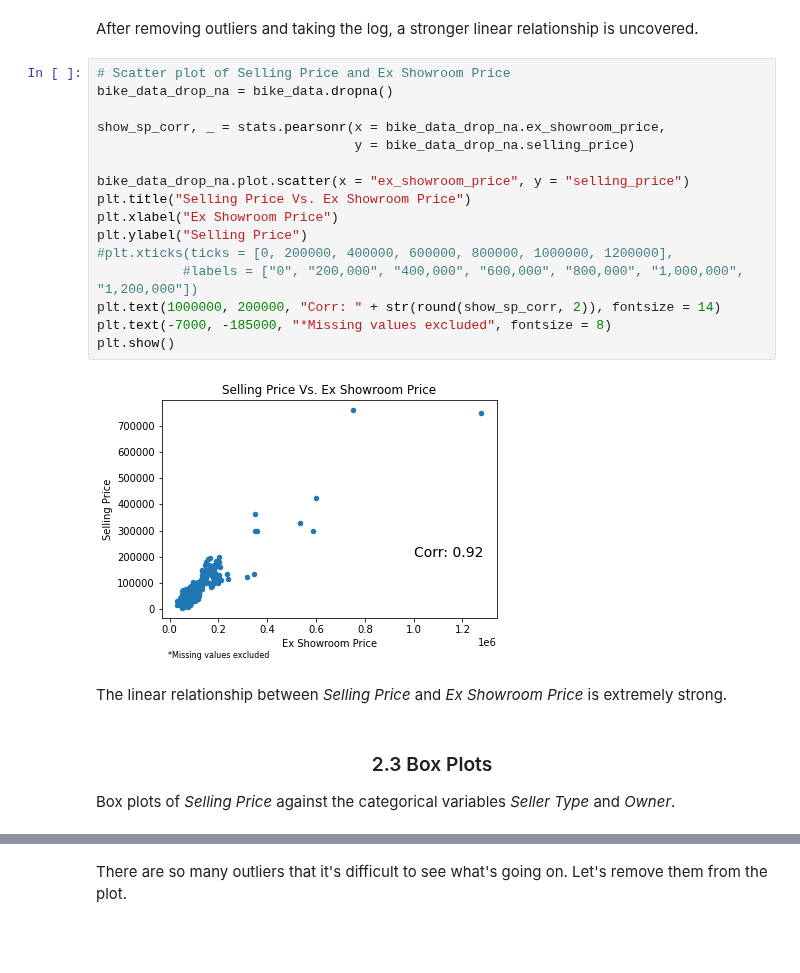
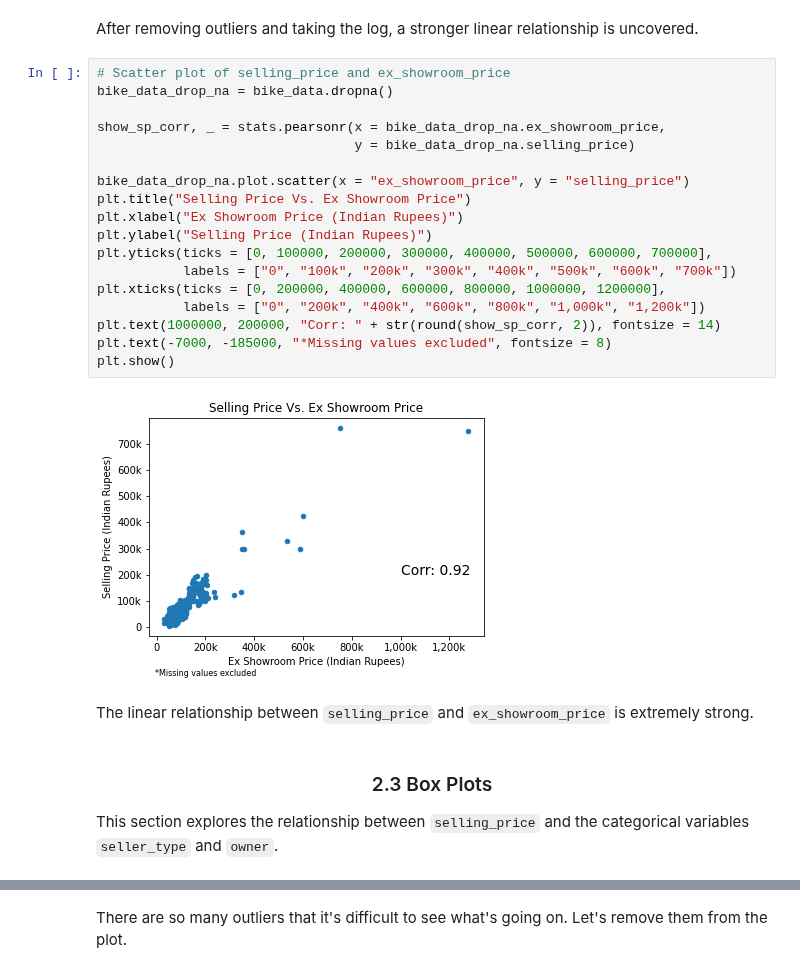
Before and after one commit to scimaksim/ST_590_Project1, a Jupyter notebook: Group_B_Project_1.ipynb, the cells around one changed output, grey strips where cells are left out. Cells and saved outputs as stored; diff of their text form; blank space fills up the shorter version.

```diff
--- a/Group_B_Project_1.ipynb
+++ b/Group_B_Project_1.ipynb
@@ -270,27 +278,29 @@ plt.show()
 # %% [markdown]
 After removing outliers and taking the log, a stronger linear relationship is uncovered.
 # %%
-# Scatter plot of Selling Price and Ex Showroom Price
+# Scatter plot of selling_price and ex_showroom_price
 bike_data_drop_na = bike_data.dropna()
 
 show_sp_corr, _ = stats.pearsonr(x = bike_data_drop_na.ex_showroom_price,
                                  y = bike_data_drop_na.selling_price)
 
 bike_data_drop_na.plot.scatter(x = "ex_showroom_price", y = "selling_price")
 plt.title("Selling Price Vs. Ex Showroom Price")
-plt.xlabel("Ex Showroom Price")
-plt.ylabel("Selling Price")
-#plt.xticks(ticks = [0, 200000, 400000, 600000, 800000, 1000000, 1200000],
-           #labels = ["0", "200,000", "400,000", "600,000", "800,000", "1,000,000", "1,200,000"])
+plt.xlabel("Ex Showroom Price (Indian Rupees)")
+plt.ylabel("Selling Price (Indian Rupees)")
+plt.yticks(ticks = [0, 100000, 200000, 300000, 400000, 500000, 600000, 700000],
+           labels = ["0", "100k", "200k", "300k", "400k", "500k", "600k", "700k"])
+plt.xticks(ticks = [0, 200000, 400000, 600000, 800000, 1000000, 1200000],
+           labels = ["0", "200k", "400k", "600k", "800k", "1,000k", "1,200k"])
 plt.text(1000000, 200000, "Corr: " + str(round(show_sp_corr, 2)), fontsize = 14)
 plt.text(-7000, -185000, "*Missing values excluded", fontsize = 8)
 plt.show()
 # %% [output]
-[figure, old version]
+[figure, new version]
 # %% [markdown]
-The linear relationship between *Selling Price* and *Ex Showroom Price* is extremely strong.
+The linear relationship between `selling_price` and `ex_showroom_price` is extremely strong.
 # %% [markdown]
 ### <center>2.3 Box Plots</center>
 
-Box plots of *Selling Price* against the categorical variables *Seller Type* and *Owner*.
+This section explores the relationship between `selling_price` and the categorical variables `seller_type` and `owner`.
 # %%
```
Also changed, not shown: parts of 34 cells of this notebook.
